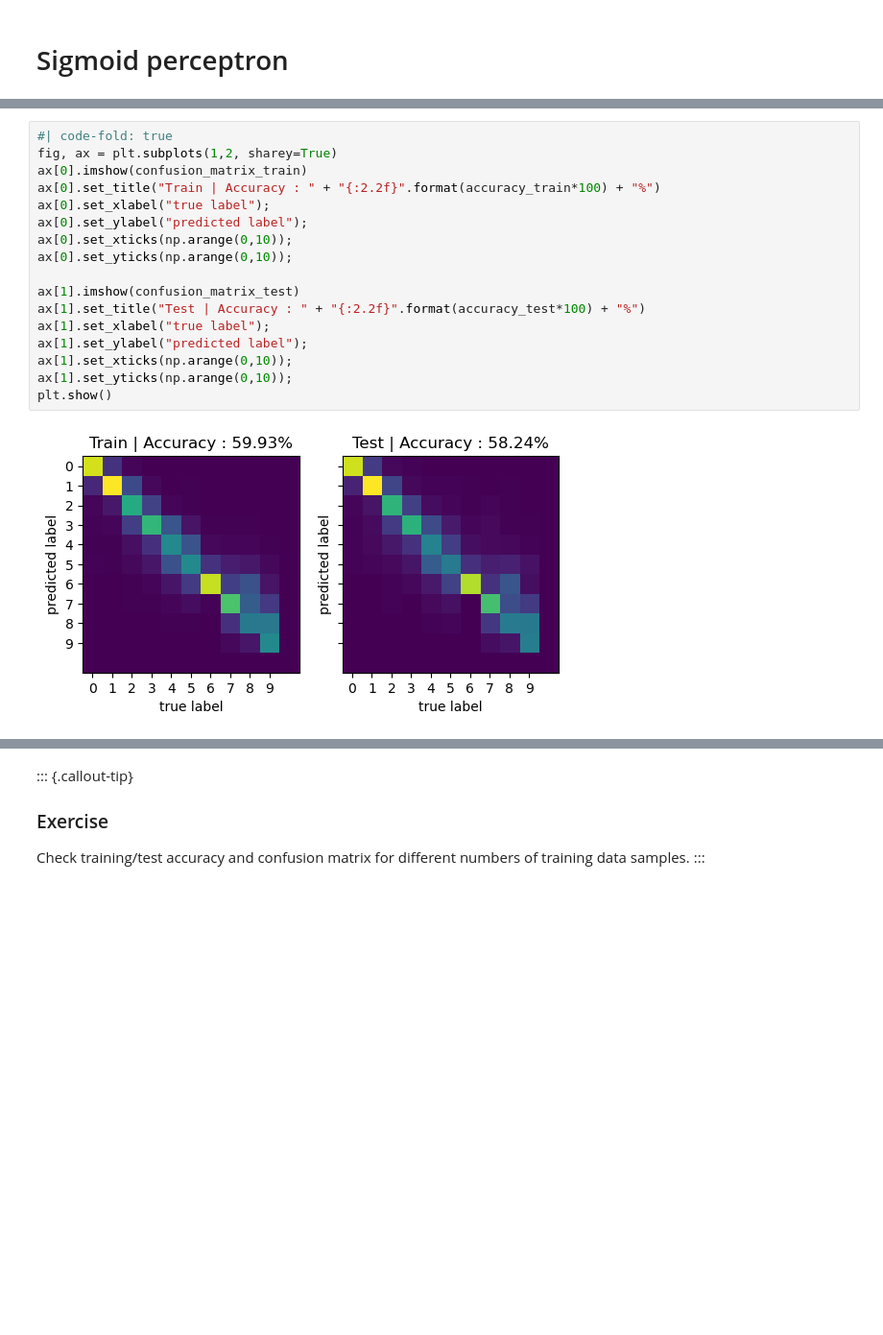
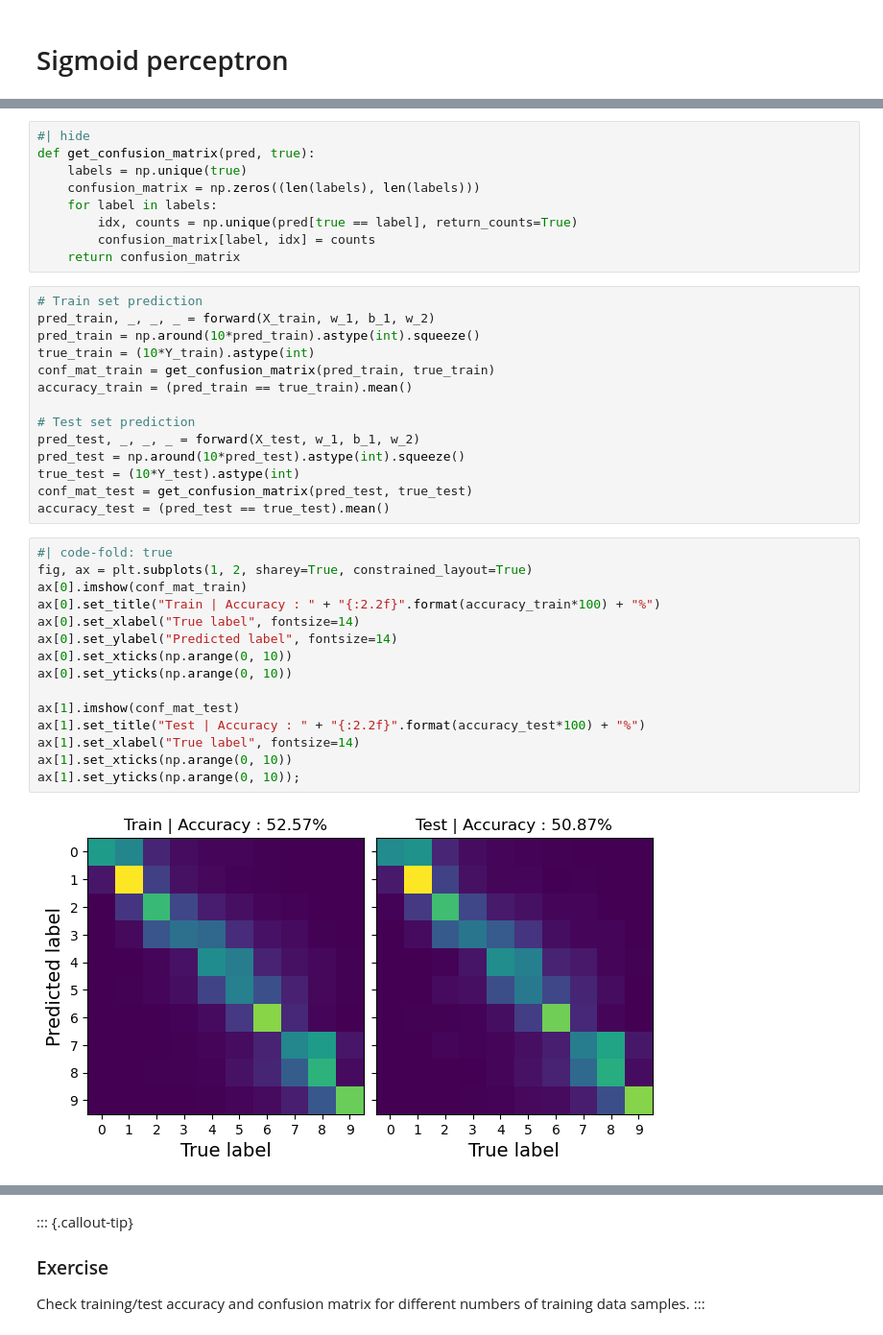
Before and after one commit to BorjaRequena/Neural-Network-Course, a Jupyter notebook: nbs/course/neural_networks_from_scratch.ipynb, the cells around one changed output, grey strips where cells are left out. Shown at 96% size. Drawn from its saved outputs; the diff is of its cells as text; blank space fills up the shorter version.

```diff
--- a/nbs/course/neural_networks_from_scratch.ipynb
+++ b/nbs/course/neural_networks_from_scratch.ipynb
@@ -431,20 +347,41 @@ accuracy_test  = np.sum(np.diagonal(confusion_matrix_test))/np.sum(confusion_mat
+# %%
+#| hide
+def get_confusion_matrix(pred, true):
+    labels = np.unique(true)
+    confusion_matrix = np.zeros((len(labels), len(labels)))
+    for label in labels:
+        idx, counts = np.unique(pred[true == label], return_counts=True)
+        confusion_matrix[label, idx] = counts
+    return confusion_matrix
+# %%
+# Train set prediction
+pred_train, _, _, _ = forward(X_train, w_1, b_1, w_2)
+pred_train = np.around(10*pred_train).astype(int).squeeze()
+true_train = (10*Y_train).astype(int)
+conf_mat_train = get_confusion_matrix(pred_train, true_train)
+accuracy_train = (pred_train == true_train).mean()
+
+# Test set prediction
+pred_test, _, _, _ = forward(X_test, w_1, b_1, w_2)
+pred_test = np.around(10*pred_test).astype(int).squeeze()
+true_test = (10*Y_test).astype(int)
+conf_mat_test = get_confusion_matrix(pred_test, true_test)
+accuracy_test = (pred_test == true_test).mean()
 # %%
 #| code-fold: true
-fig, ax = plt.subplots(1,2, sharey=True)
-ax[0].imshow(confusion_matrix_train)
+fig, ax = plt.subplots(1, 2, sharey=True, constrained_layout=True)
+ax[0].imshow(conf_mat_train)
 ax[0].set_title("Train | Accuracy : " + "{:2.2f}".format(accuracy_train*100) + "%")
-ax[0].set_xlabel("true label");
-ax[0].set_ylabel("predicted label");
-ax[0].set_xticks(np.arange(0,10));
-ax[0].set_yticks(np.arange(0,10));
+ax[0].set_xlabel("True label", fontsize=14)
+ax[0].set_ylabel("Predicted label", fontsize=14)
+ax[0].set_xticks(np.arange(0, 10))
+ax[0].set_yticks(np.arange(0, 10))
 
-ax[1].imshow(confusion_matrix_test)
+ax[1].imshow(conf_mat_test)
 ax[1].set_title("Test | Accuracy : " + "{:2.2f}".format(accuracy_test*100) + "%")
-ax[1].set_xlabel("true label");
-ax[1].set_ylabel("predicted label");
-ax[1].set_xticks(np.arange(0,10));
-ax[1].set_yticks(np.arange(0,10));
-plt.show()
+ax[1].set_xlabel("True label", fontsize=14)
+ax[1].set_xticks(np.arange(0, 10))
+ax[1].set_yticks(np.arange(0, 10));
 # %% [output]
-[figure, old version]
+[figure, new version]
 # %% [markdown]
```
Also changed, not shown: parts of 46 cells of this notebook, 1 other file.
